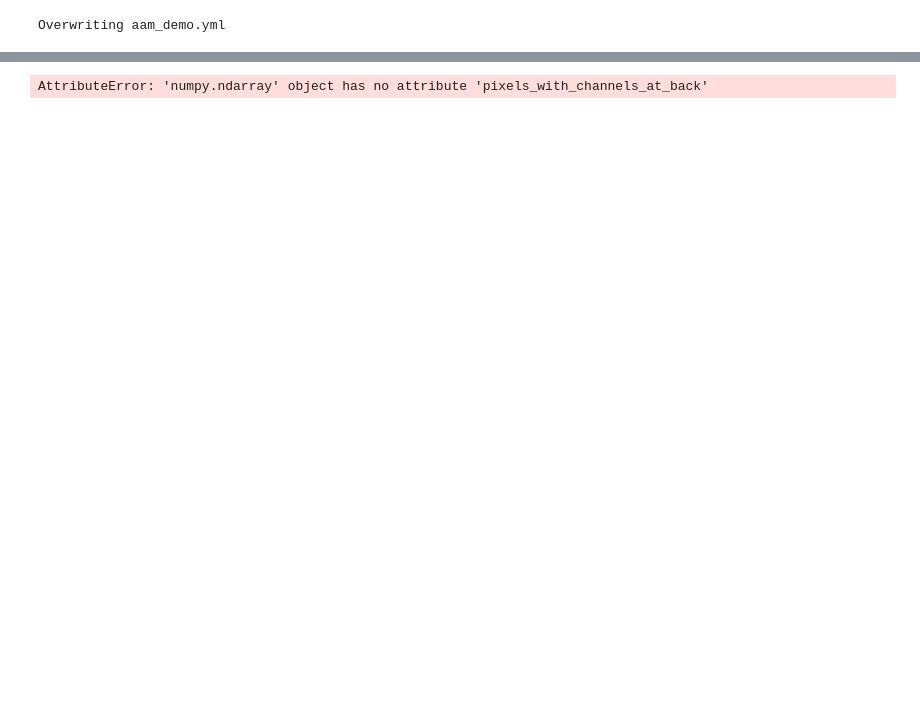
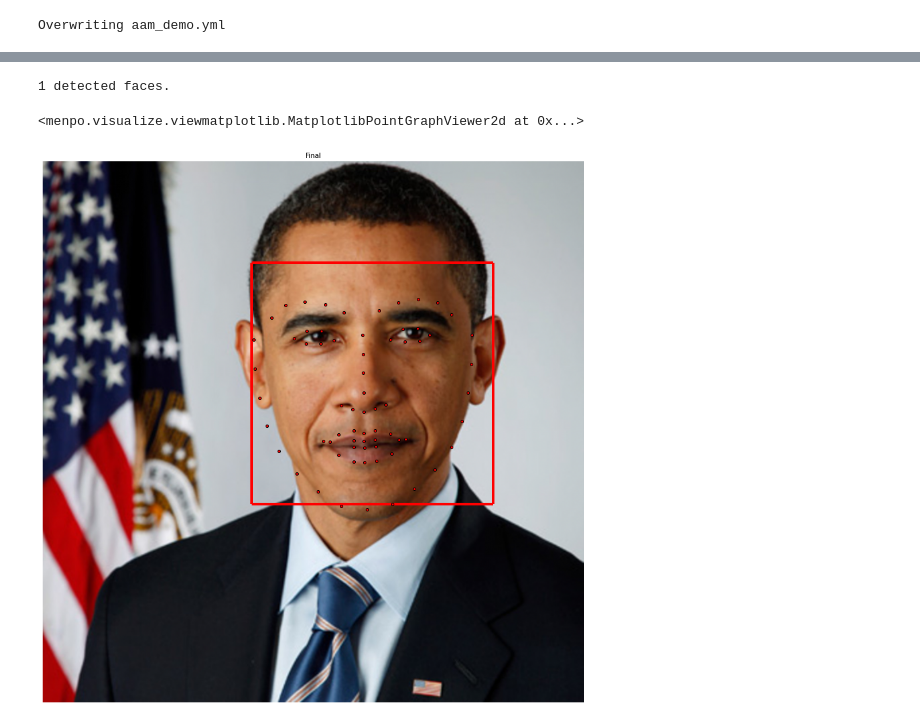
Before and after one commit to lucasessmann/FaceRecognition, a Jupyter notebook: aam_demo.ipynb, the cells around one changed output, grey strips where cells are left out. Cells and saved outputs as stored; diff of their text form; code cells hidden in the pictures; blank space fills up the shorter version.

```diff
--- a/aam_demo.ipynb
+++ b/aam_demo.ipynb
@@ -44,6 +53,12 @@ def check_package(package, pip_pkg: str = None, conda_pkg: str = None):
         import subprocess
         import sys
         subprocess.check_call([sys.executable, '-m', 'pip', 'install', pip_pkg or package])
+
+
+# This is to exit cells without error tracebacks (cosmetic purpose)
+class StopExecution(Exception):
+    def _render_traceback_(self):
+        pass
 # %% [markdown]
 ## Requirements
 
@@ -179,24 +104,40 @@ menpo.
-# %%
-# Detect
-bboxes = detect(gray_Input)
-print("{} detected faces.".format(len(bboxes)))
-
-# View
-if len(bboxes) > 0:
-    image.view_landmarks(group='dlib_0', line_colour='red',
-                         render_markers=False, line_width=4);
-
-initial_bbox = bboxes[0]
-
-
-# Load fitter
-fitter = menpofit.aam.load_balanced_frontal_face_fitter()
-
-# fit image
-result = fitter.fit_from_bb(image, initial_bbox, max_iters=[15, 5])
-
-# visualize
-#result.view(render_initial_shape=False)
-result.view_iterations()
-# %% [output]
-AttributeError: 'numpy.ndarray' object has no attribute 'pixels_with_channels_at_back'
+# %%
+# Load detector (dlib)
+detector = load_dlib_frontal_face_detector()
+
+# Load pretrained fitter
+fitter = load_balanced_frontal_face_fitter()
+# %%
+
+# import an image from your images folder as a menpo object
+image = mio.import_image('images/obama.jpg')
+
+# a greyscaled version is required for the facedetection/fitting
+image_grey = image.as_greyscale()
+
+
+# Detect faces in image
+faces = detector(image_grey)
+if len(faces) == 0:
+    print('No face detected')
+    raise StopExecution
+else:
+    print("{} detected faces.".format(len(faces)))
+
+
+# fit mapping on imported image
+result = fitter.fit_from_bb(image, faces[0], max_iters=(15,0))
+
+
+
+# visualize the detected face ...
+
+if len(faces) > 0:
+    image_grey.view_landmarks(group='dlib_0', line_colour='red',
+                         render_markers=False, line_width=4);
+# ... and the fitted landmarks on top of the original (colored image)
+result.view(render_initial_shape=False,figure_size=(15,15))
+# %% [output]
+1 detected faces.
+<menpo.visualize.viewmatplotlib.MatplotlibPointGraphViewer2d at 0x...>
+[figure, added]
```
Also changed, not shown: parts of 17 cells of this notebook, 1 other file.
